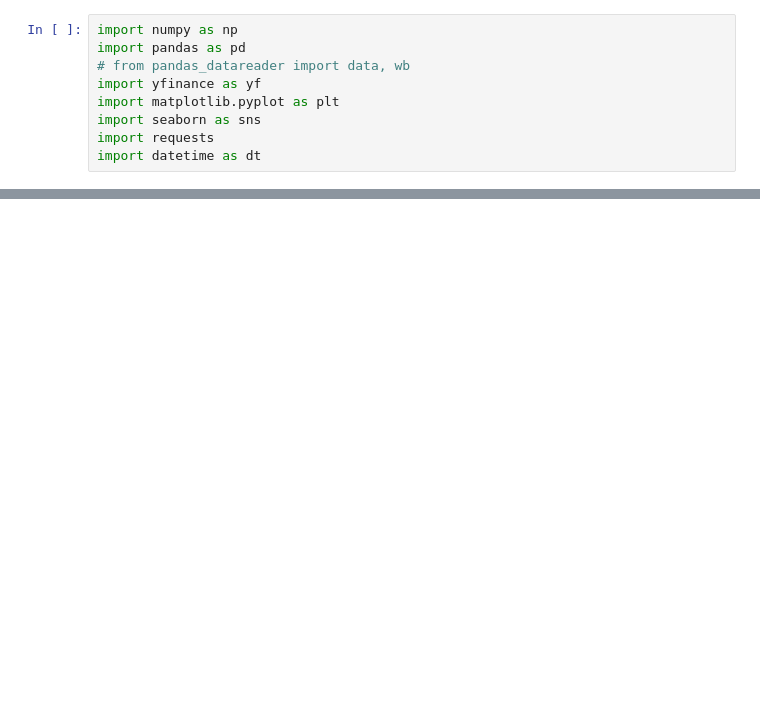
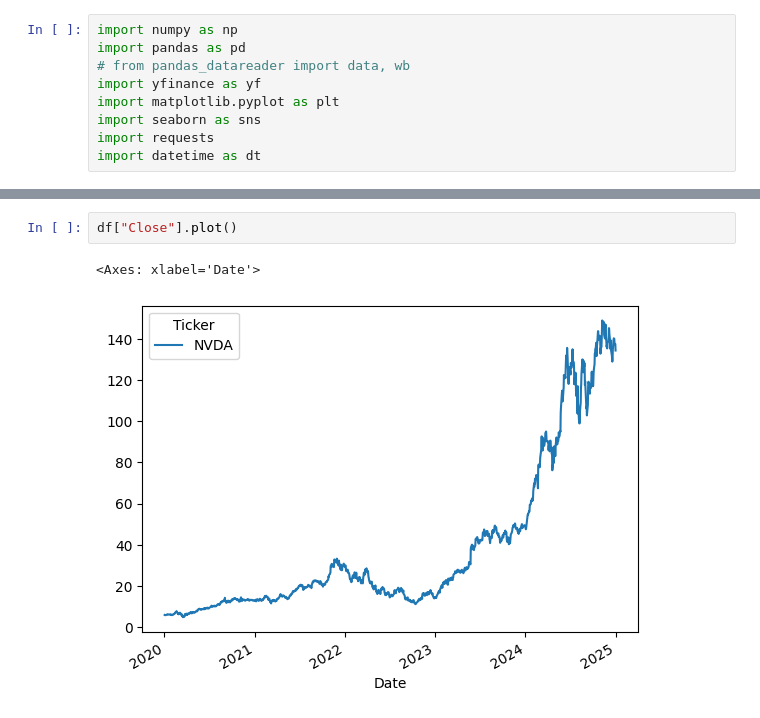
Before and after one commit to akramj13/GeeseHacks, a Jupyter notebook: backend/main.ipynb, the cells around one changed output, grey strips where cells are left out. Cells and saved outputs as stored; diff of their text form; blank space fills up the shorter version.

```diff
--- a/backend/main.ipynb
+++ b/backend/main.ipynb
@@ -33,0 +53,5 @@ df
+# %%
+df["Close"].plot()
+# %% [output]
+<Axes: xlabel='Date'>
+[figure, added]
```
Also changed, not shown: parts of 10 cells of this notebook.
